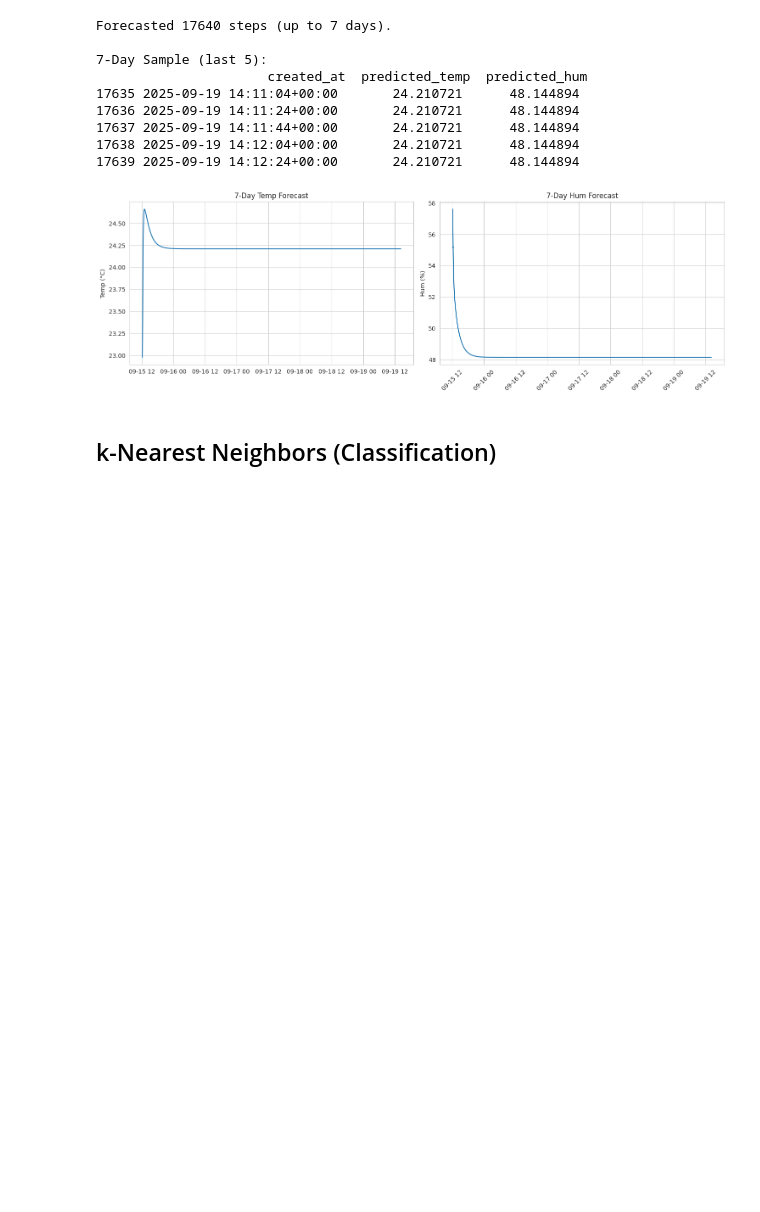
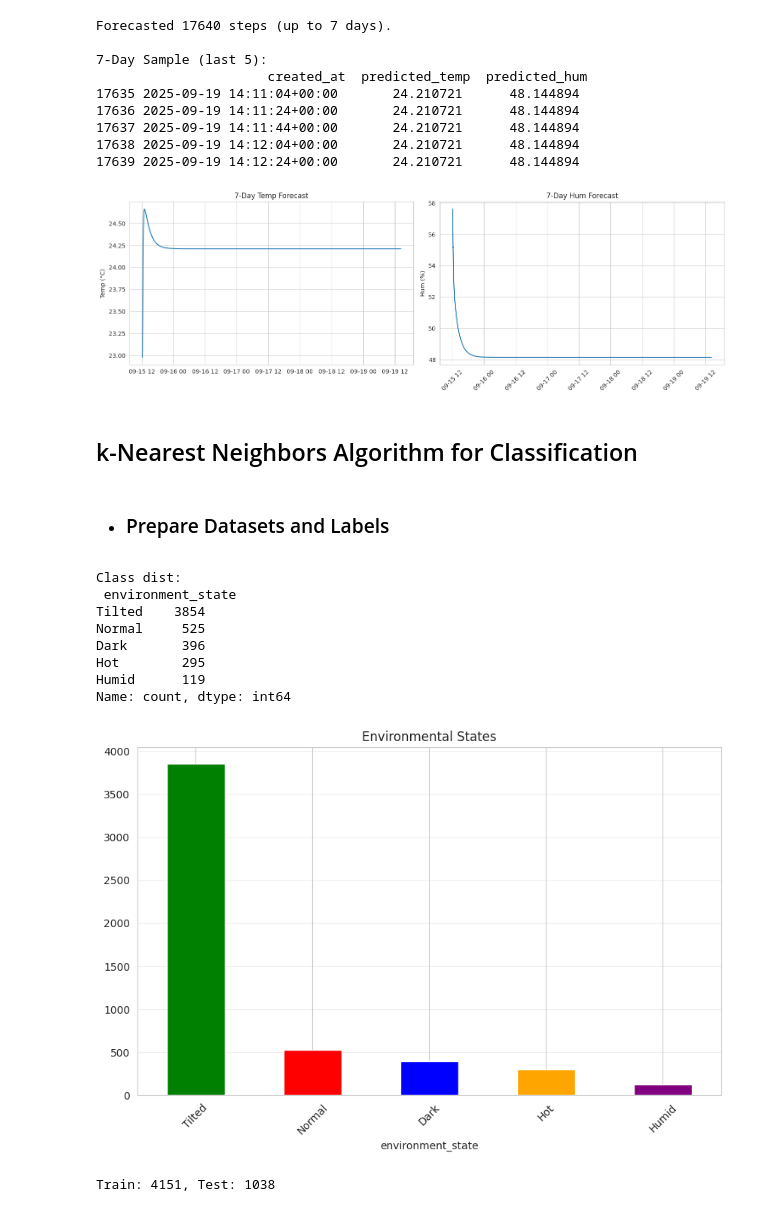
Before and after one commit to EmperorOlashinbo/environment_monitor, a Jupyter notebook: project.ipynb, the cells around one changed output. Cells and saved outputs as stored; diff of their text form; code cells hidden in the pictures; blank space fills up the shorter version.

Commit message:
Still Implementing kNN algorithms for Classifications.

```diff
--- a/project.ipynb
+++ b/project.ipynb
@@ -527,7 +527,7 @@ Forecasted 17640 steps (up to 7 days).
 17639 2025-09-19 14:12:24+00:00       24.210721      48.144894
 [figure]
 # %% [markdown]
-## k-Nearest Neighbors (Classification)
+## k-Nearest Neighbors Algorithm for Classification
 # %%
 class KNearestNeighbors:
     def __init__(self, k=5, distance_metric='euclidean'):
@@ -581,3 +581,58 @@ class WeightedKNearestNeighbors(KNearestNeighbors):
                 class_votes[label] += wt
             return max(class_votes, key=class_votes.get)
         return super().predict_single(x)
+# %% [markdown]
+- ### Prepare Datasets and Labels
+# %%
+def create_environmental_labels(df):
+    labels = []
+    for _, row in df.iterrows():
+        if row['temperature'] > 30:
+            labels.append('Hot')
+        elif row['humidity'] > 65:
+            labels.append('Humid')
+        elif row['light_level'] < 5:
+            labels.append('Dark')
+        elif row['tilt_staus'] == 1:
+            labels.append('Tilted')
+        else:
+            labels.append('Normal')
+    return np.array(labels)
+
+
+df_class = df_cleaned.copy()
+df_class['environment_state'] = create_environmental_labels(df_class)
+class_counts = df_class['environment_state'].value_counts()
+print("Class dist:\n", class_counts)
+
+plt.figure(figsize=(10, 6))
+class_counts.plot(kind='bar', color=['green', 'red', 'blue', 'orange', 'purple'])
+plt.title('Environmental States')
+plt.xticks(rotation=45)
+plt.grid(True, alpha=0.3, axis='y')
+plt.show()
+
+feature_cols_knn = ['temperature', 'humidity', 'light_level', 'tilt_staus']
+X_class = df_class[feature_cols_knn].values
+y_class = df_class['environment_state'].values
+
+train_size = int(0.8 * len(X_class))
+X_train_knn, y_train_knn = X_class[:train_size], y_class[:train_size]
+X_test_knn, y_test_knn = X_class[train_size:], y_class[train_size:]
+
+scaler_knn = StandardScaler()
+X_train_knn_scaled = scaler_knn.fit_transform(X_train_knn)
+X_test_knn_scaled = scaler_knn.transform(X_test_knn)
+
+print(f"Train: {len(X_train_knn)}, Test: {len(X_test_knn)}")
+# %% [output]
+Class dist:
+ environment_state
+Tilted    3854
+Normal     525
+Dark       396
+Hot        295
+Humid      119
+Name: count, dtype: int64
+[figure, added]
+Train: 4151, Test: 1038
```
